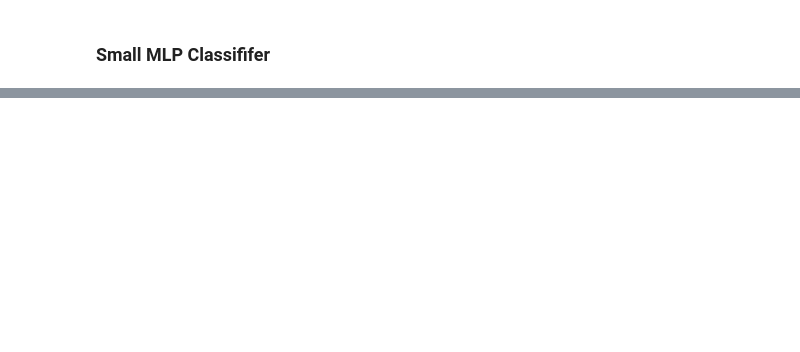
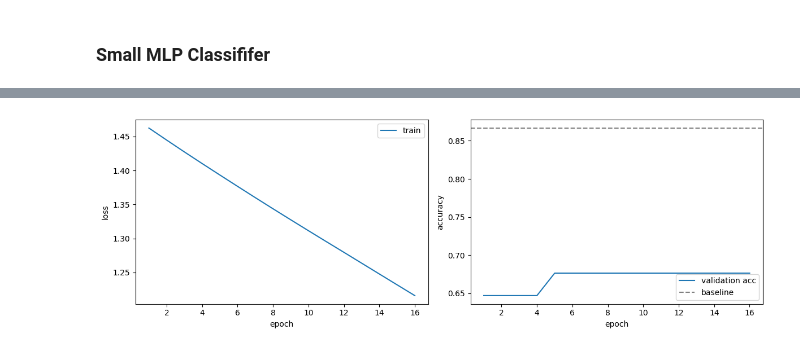
Before and after one commit to Max-Acevedo940/csc451-project, a Jupyter notebook: notebooks/02_train_model.ipynb, the cells around one changed output, grey strips where cells are left out. Cells and saved outputs as stored; diff of their text form; code cells hidden in the pictures; blank space fills up the shorter version.

```diff
--- a/notebooks/02_train_model.ipynb
+++ b/notebooks/02_train_model.ipynb
@@ -11,8 +49,10 @@ speech_df.head(10)
+# %%
+sample["label"] = sample["avg_score"].round().astype("Int64")
 # %%
 from sklearn.model_selection import train_test_split, learning_curve
 
-X =
-y =
+X = sample['Post']
+y = sample['label']
 X_train, X_test, y_train, y_test = train_test_split(X, y, test_size=0.15, random_state=42)
 # %%
 from sklearn.neural_network import MLPClassifier
@@ -60,0 +118,30 @@ print(baseline.score(X_test, y_test))
+# %%
+from sklearn.neural_network import MLPClassifier
+from sklearn.pipeline import make_pipeline
+from sklearn.feature_extraction.text import TfidfVectorizer
+from sklearn.preprocessing import MaxAbsScaler
+
+pipe = make_pipeline(
+    TfidfVectorizer(max_features=500, ngram_range=(1,2)),
+    MaxAbsScaler(),
+    MLPClassifier(hidden_layer_sizes=(16,), max_iter=500,
+                  early_stopping=True, validation_fraction=0.2,
+                  random_state=42),
+)
+pipe.fit(X_train, y_train)
+
+mlp = pipe.named_steps["mlpclassifier"]
+epochs = range(1, len(mlp.loss_curve_) + 1)
+baseline_val = baseline.score(X_test, y_test)
+
+fig, (ax1, ax2) = plt.subplots(1, 2, figsize=(12, 4))
+ax1.plot(epochs, mlp.loss_curve_, label="train")
+ax1.set_xlabel("epoch"); ax1.set_ylabel("loss"); ax1.legend()
+
+ax2.plot(epochs, mlp.validation_scores_, label="validation acc")
+ax2.axhline(baseline_val, color="gray", ls="--", label="baseline")
+ax2.set_xlabel("epoch"); ax2.set_ylabel("accuracy"); ax2.legend()
+plt.tight_layout()
+plt.show()
+# %% [output]
+[figure, added]
```
Also changed, not shown: parts of 15 cells of this notebook.
